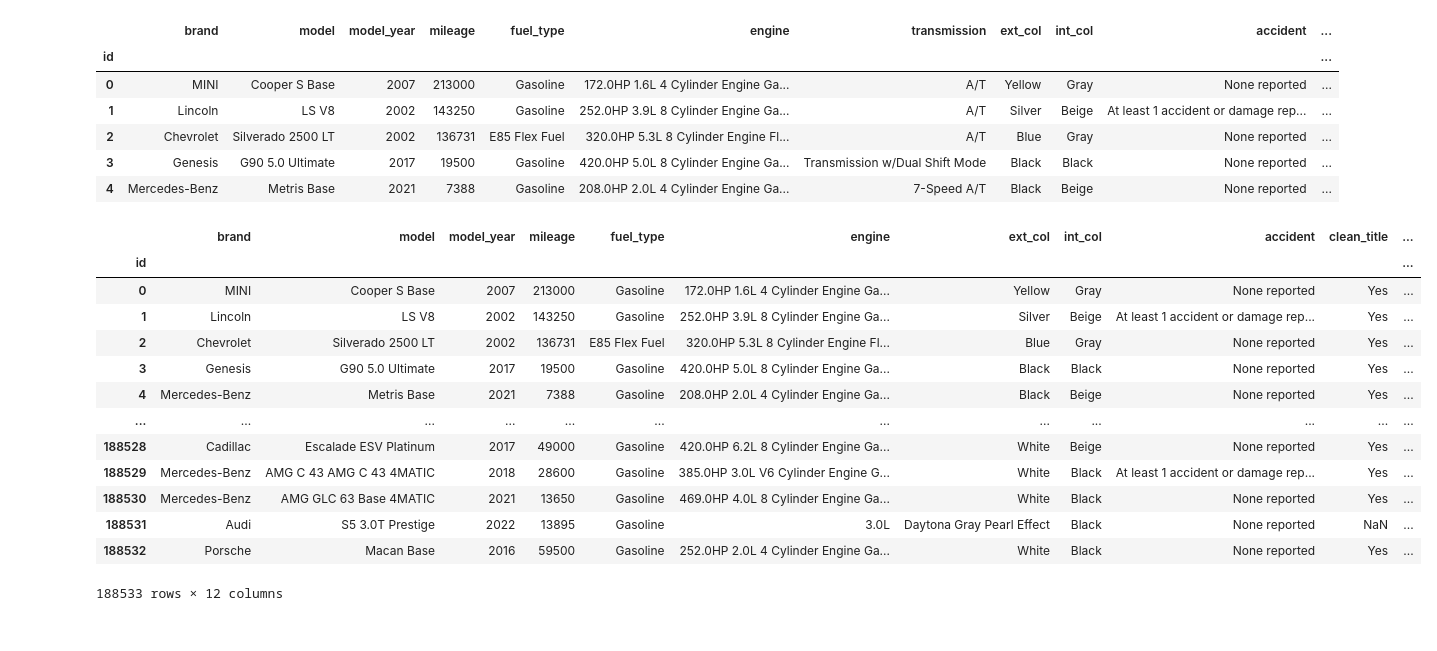
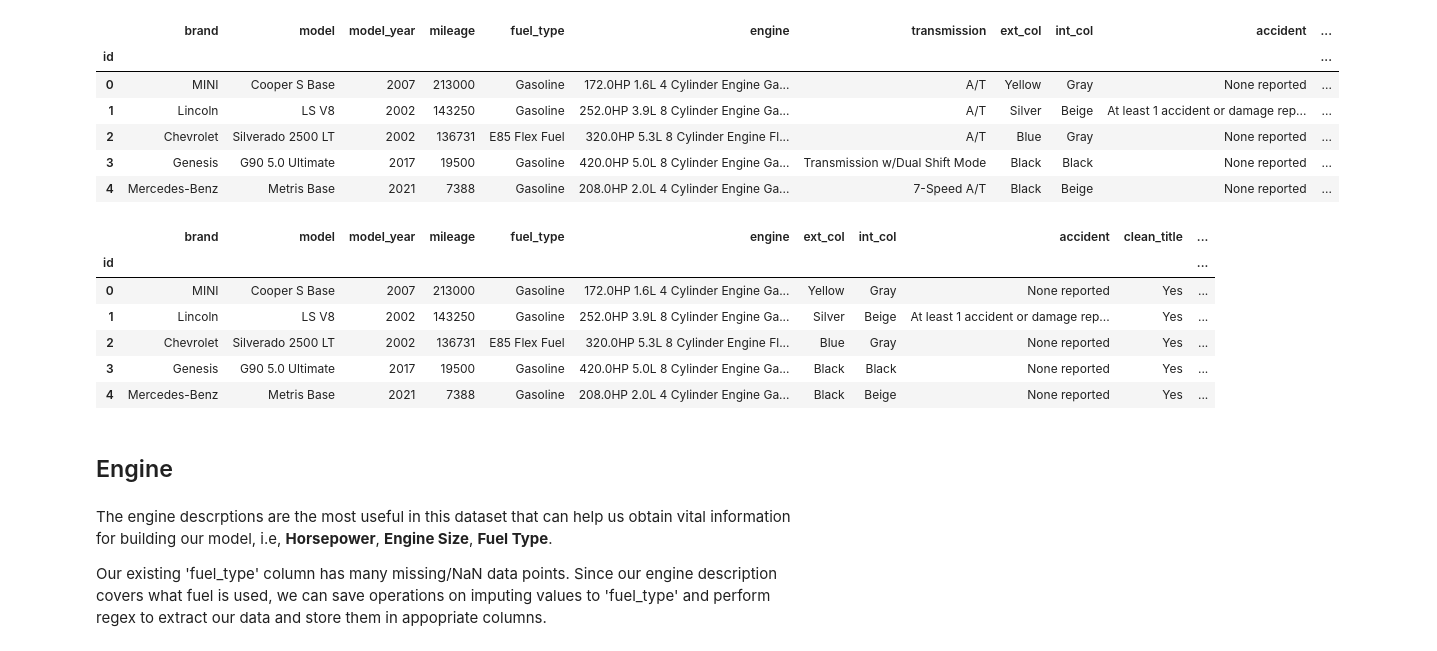
Before and after one commit to aneesakram/regression-of-used-car-prices, a Jupyter notebook: carPriceReg.ipynb, the cells around one changed output. Drawn from its saved outputs; the diff is of its cells as text; code cells hidden in the pictures.

```diff
--- a/carPriceReg.ipynb
+++ b/carPriceReg.ipynb
@@ -138,9 +133,9 @@ We can classify the broad catergories as follows:
 # %%
 # Defining function to catergorize transmission
 def catergorize_transmission(transmission):
-    if 'A/T' or 'Automatic' in transmission:
+    if 'A/T' in transmission or 'Automatic' in transmission:
         return 'Automatic'
-    elif 'M/T' or 'Manual' in transmission:
+    elif 'M/T' in transmission or 'Manual' in transmission:
         return 'Manual'
     elif 'CVT' in transmission:
         return 'CVT'
@@ -161,19 +156,12 @@ train_df.head()
 | 4 | Mercedes-Benz | Metris Base | 2021 | 7388 | Gasoline | 208.0HP 2.0L 4 Cylinder Engine Ga... | 7-Speed A/T | Black | Beige | None reported | ... |
 # %%
 train_df = train_df.drop(columns='transmission')
-train_df
+train_df.head(5)
 # %% [output]
 |  | brand | model | model_year | mileage | fuel_type | engine | ext_col | int_col | accident | clean_title | ... |
 | id |  |  |  |  |  |  |  |  |  |  | ... |
 | 0 | MINI | Cooper S Base | 2007 | 213000 | Gasoline | 172.0HP 1.6L 4 Cylinder Engine Ga... | Yellow | Gray | None reported | Yes | ... |
 | 1 | Lincoln | LS V8 | 2002 | 143250 | Gasoline | 252.0HP 3.9L 8 Cylinder Engine Ga... | Silver | Beige | At least 1 accident or damage rep... | Yes | ... |
 | 2 | Chevrolet | Silverado 2500 LT | 2002 | 136731 | E85 Flex Fuel | 320.0HP 5.3L 8 Cylinder Engine Fl... | Blue | Gray | None reported | Yes | ... |
 | 3 | Genesis | G90 5.0 Ultimate | 2017 | 19500 | Gasoline | 420.0HP 5.0L 8 Cylinder Engine Ga... | Black | Black | None reported | Yes | ... |
 | 4 | Mercedes-Benz | Metris Base | 2021 | 7388 | Gasoline | 208.0HP 2.0L 4 Cylinder Engine Ga... | Black | Beige | None reported | Yes | ... |
-| ... | ... | ... | ... | ... | ... | ... | ... | ... | ... | ... | ... |
-| 188528 | Cadillac | Escalade ESV Platinum | 2017 | 49000 | Gasoline | 420.0HP 6.2L 8 Cylinder Engine Ga... | White | Beige | None reported | Yes | ... |
-| 188529 | Mercedes-Benz | AMG C 43 AMG C 43 4MATIC | 2018 | 28600 | Gasoline | 385.0HP 3.0L V6 Cylinder Engine G... | White | Black | At least 1 accident or damage rep... | Yes | ... |
-| 188530 | Mercedes-Benz | AMG GLC 63 Base 4MATIC | 2021 | 13650 | Gasoline | 469.0HP 4.0L 8 Cylinder Engine Ga... | White | Black | None reported | Yes | ... |
-| 188531 | Audi | S5 3.0T Prestige | 2022 | 13895 | Gasoline | 3.0L | Daytona Gray Pearl Effect | Black | None reported | NaN | ... |
-| 188532 | Porsche | Macan Base | 2016 | 59500 | Gasoline | 252.0HP 2.0L 4 Cylinder Engine Ga... | White | Black | None reported | Yes | ... |
-188533 rows × 12 columns
@@ -185,0 +168,6 @@ def age(model_year):
+# %% [markdown]
+## Engine
+# %% [markdown]
+The engine descrptions are the most useful in this dataset that can help us obtain vital information for building our model, i.e, **Horsepower**, **Engine Size**, **Fuel Type**.
+
+Our existing 'fuel_type' column has many missing/NaN data points. Since our engine description covers what fuel is used, we can save operations on imputing values to 'fuel_type' and perform regex to extract our data and store them in appopriate columns.
```
Also changed, not shown: parts of 16 cells of this notebook.
